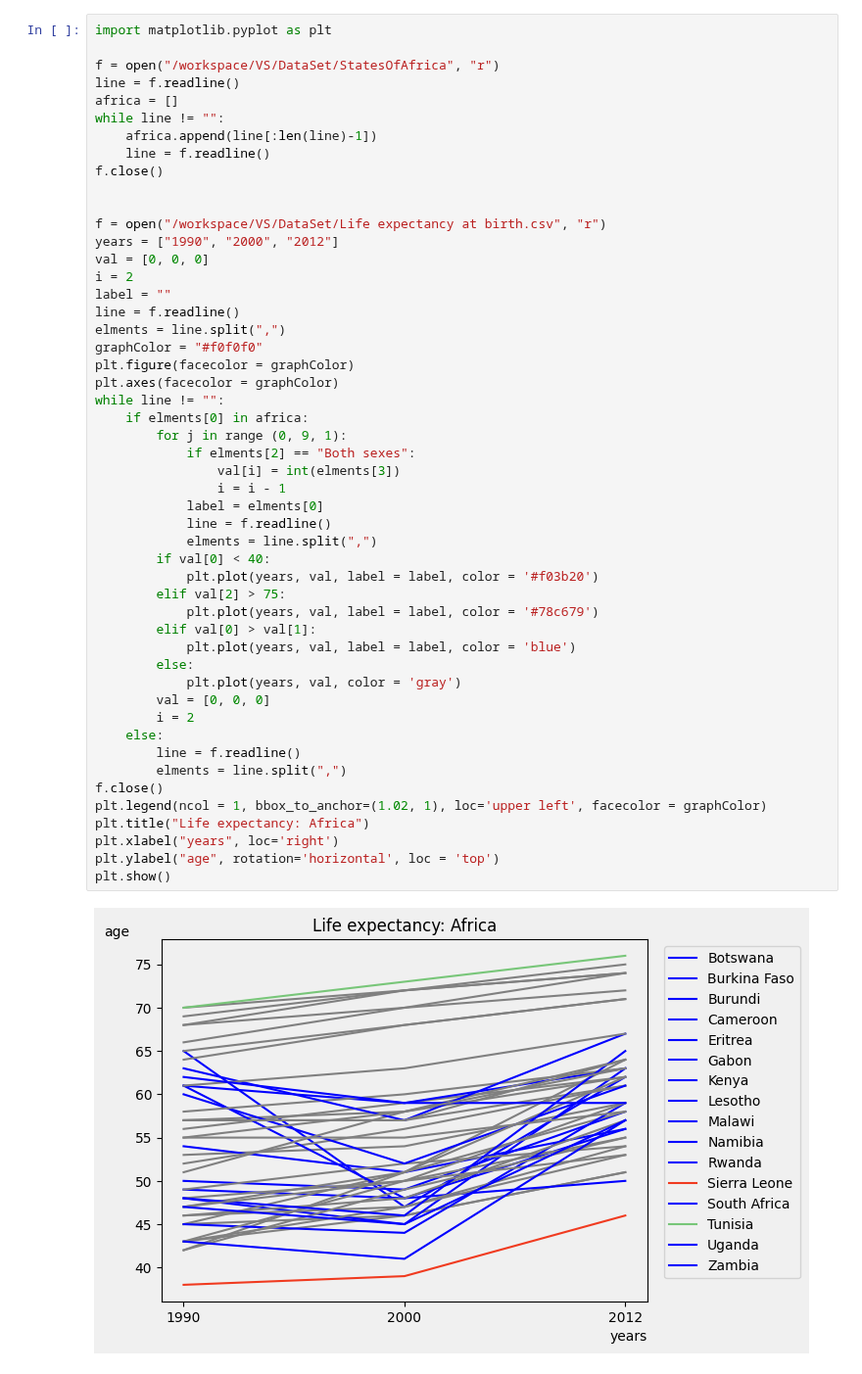
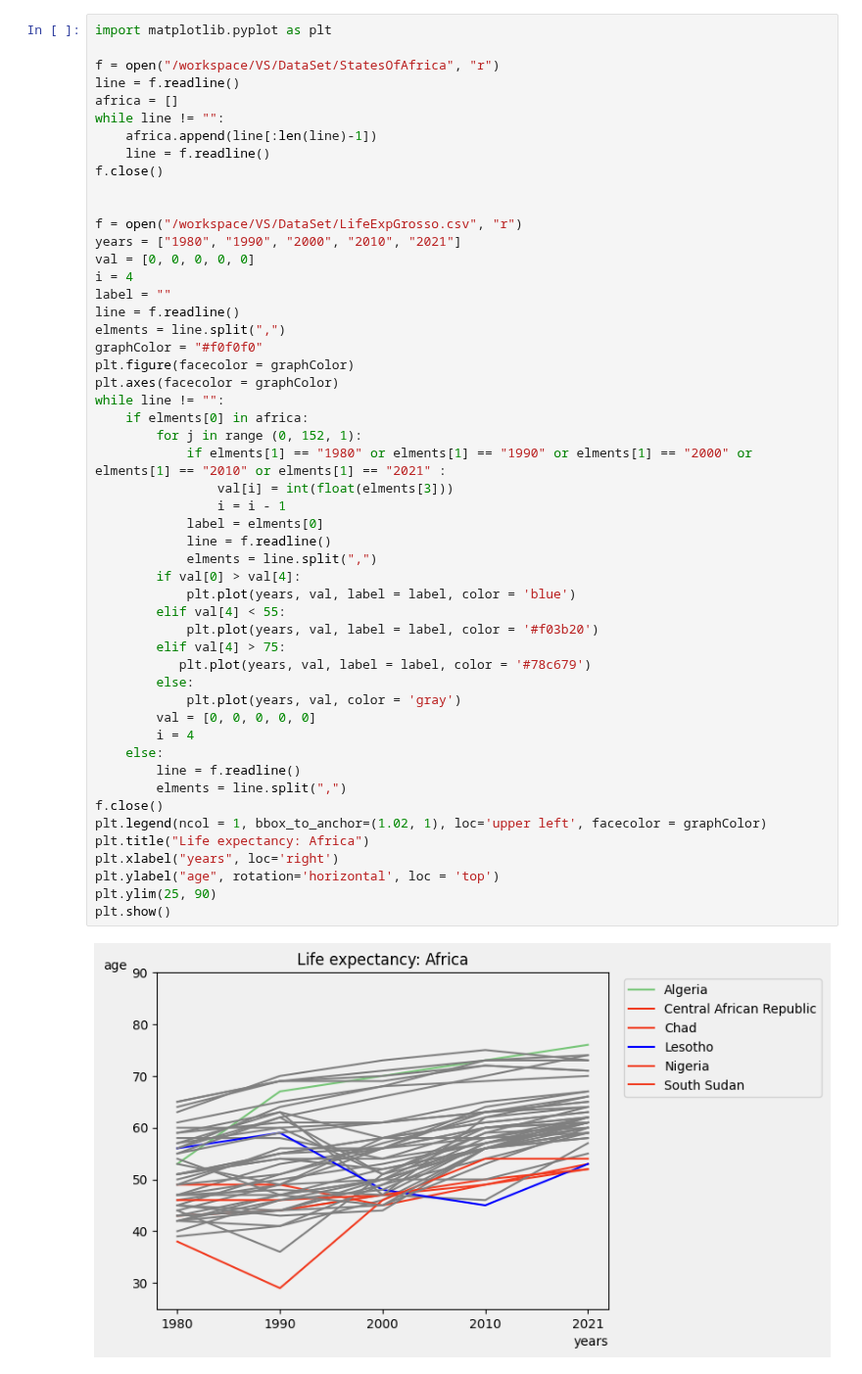
Before and after one commit to snohm/VS, a Jupyter notebook: Sorgenti/AfricaLifeExp.ipynb, the cells around one changed output. Shown at 98% size. Cells and saved outputs as stored; diff of their text form.

```diff
--- a/Sorgenti/AfricaLifeExp.ipynb
+++ b/Sorgenti/AfricaLifeExp.ipynb
@@ -8,45 +8,46 @@ while line != "":
     africa.append(line[:len(line)-1])
     line = f.readline()
 f.close()
 
 
-f = open("/workspace/VS/DataSet/Life expectancy at birth.csv", "r")
-years = ["1990", "2000", "2012"]
-val = [0, 0, 0]
-i = 2
+f = open("/workspace/VS/DataSet/LifeExpGrosso.csv", "r")
+years = ["1980", "1990", "2000", "2010", "2021"]
+val = [0, 0, 0, 0, 0]
+i = 4
 label = ""
 line = f.readline()
 elments = line.split(",")
 graphColor = "#f0f0f0"
 plt.figure(facecolor = graphColor)
 plt.axes(facecolor = graphColor)
 while line != "":
     if elments[0] in africa:
-        for j in range (0, 9, 1):
-            if elments[2] == "Both sexes":
-                val[i] = int(elments[3])
+        for j in range (0, 152, 1):
+            if elments[1] == "1980" or elments[1] == "1990" or elments[1] == "2000" or elments[1] == "2010" or elments[1] == "2021" :
+                val[i] = int(float(elments[3]))
                 i = i - 1
             label = elments[0]
             line = f.readline()
             elments = line.split(",")
-        if val[0] < 40:
+        if val[0] > val[4]:
+            plt.plot(years, val, label = label, color = 'blue')
+        elif val[4] < 55:
             plt.plot(years, val, label = label, color = '#f03b20')
-        elif val[2] > 75:
-            plt.plot(years, val, label = label, color = '#78c679')
-        elif val[0] > val[1]:
-            plt.plot(years, val, label = label, color = 'blue')
+        elif val[4] > 75:
+           plt.plot(years, val, label = label, color = '#78c679')
         else:
             plt.plot(years, val, color = 'gray')
-        val = [0, 0, 0]
-        i = 2
+        val = [0, 0, 0, 0, 0]
+        i = 4
     else:
         line = f.readline()
         elments = line.split(",")
 f.close()
 plt.legend(ncol = 1, bbox_to_anchor=(1.02, 1), loc='upper left', facecolor = graphColor)
 plt.title("Life expectancy: Africa")
 plt.xlabel("years", loc='right')
 plt.ylabel("age", rotation='horizontal', loc = 'top')
+plt.ylim(25, 90)
 plt.show()
 # %% [output]
-[figure, old version]
+[figure, new version]
```
Also changed, not shown: 2 other files.
